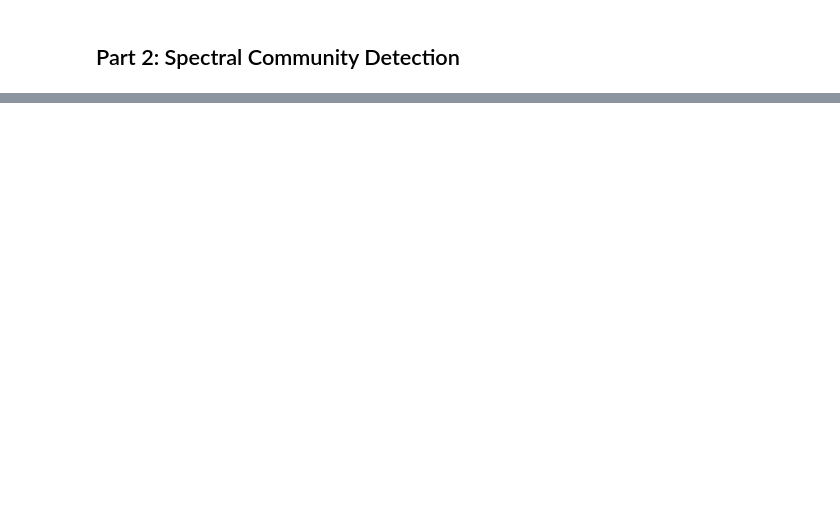
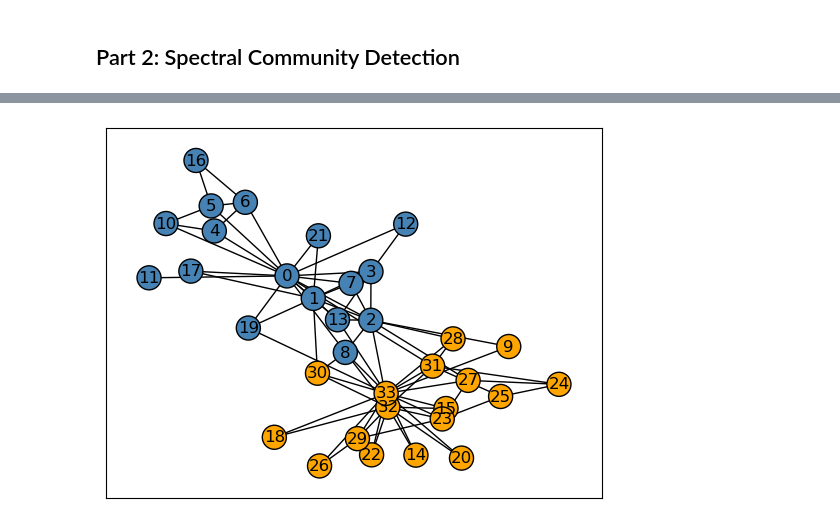
Before and after one commit to davidmbyrne/davidmbyrne.github.io, a Jupyter notebook: posts/unsupervised-learning/index.ipynb, the cells around one changed output, grey strips where cells are left out. Cells and saved outputs as stored; diff of their text form; code cells hidden in the pictures; blank space fills up the shorter version.

```diff
--- a/posts/unsupervised-learning/index.ipynb
+++ b/posts/unsupervised-learning/index.ipynb
@@ -49,0 +87,14 @@ compare_images(img, a)
+# %%
+import networkx as nx
+G = nx.karate_club_graph()
+layout = nx.layout.fruchterman_reingold_layout(G)
+#nx.draw(G, layout, with_labels=True, node_color = "steelblue")
+
+clubs = nx.get_node_attributes(G, "club")
+nx.draw_networkx(G, layout,
+        with_labels=True,
+        node_color = ["orange" if clubs[i] == "Officer" else "steelblue" for i in G.nodes()],
+        edgecolors = "black" # confusingly, this is the color of node borders, not of edges
+        )
+# %% [output]
+[figure, added]
```
Also changed, not shown: parts of 6 cells of this notebook, 3 other files.
